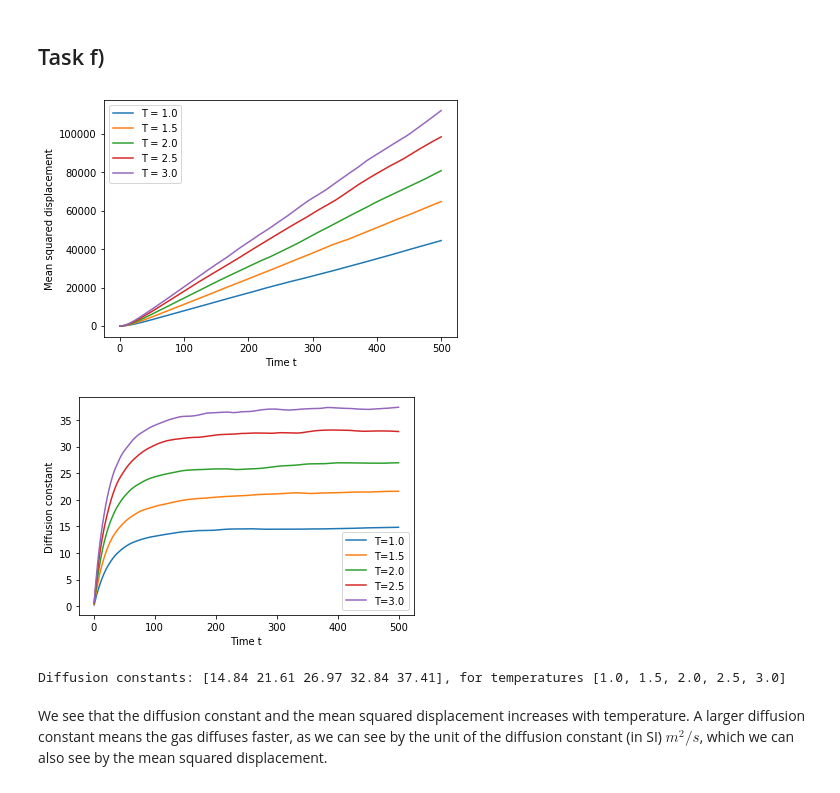
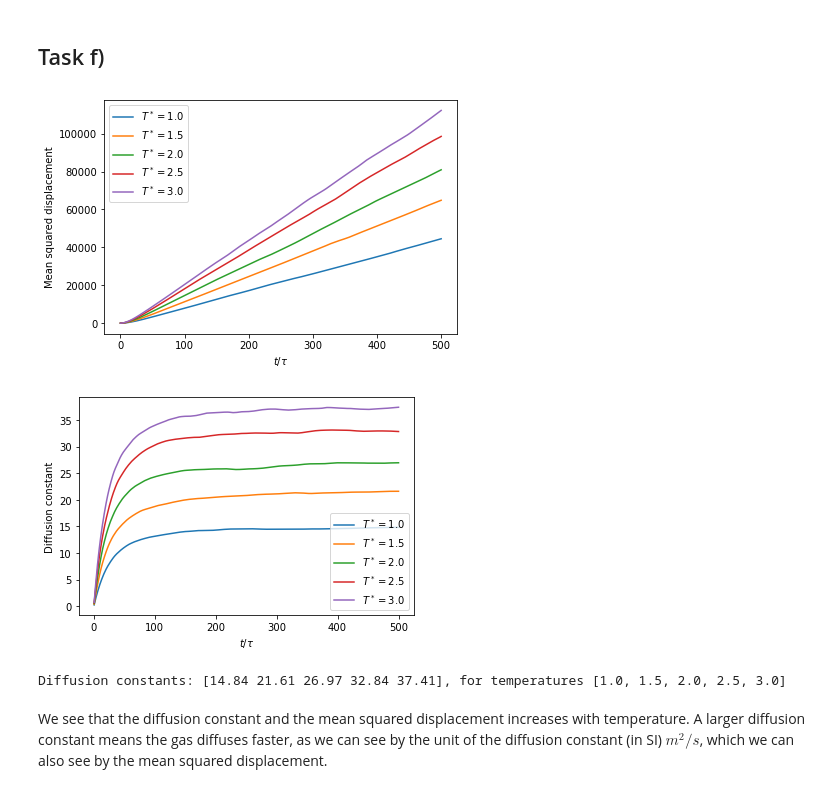
Before and after one commit to chdre/FYS4460, a Jupyter notebook: Project1/Project1.ipynb, the cells around one changed output. Saved outputs shown, nothing was run; the diff lists cells and outputs as text; code cells hidden in the pictures.

```diff
--- a/Project1/Project1.ipynb
+++ b/Project1/Project1.ipynb
@@ -330,42 +329,42 @@ which tells us we would expect a linear dependence on the pressure, temperature
 # %%
 def displacement(df):
     D = []
     msd = []
     T = []
 
     t = df[0][['Time']].to_numpy()
 
     for i, dataframe in enumerate(df):
 #         dataframe = df[temp]
         T.append(dataframe[['Temp']].to_numpy()[0, 0])
         msd.append(dataframe[['c_myMSD[4]']].to_numpy()[:, 0])
         D.append(msd[i] / (6 * t[:, 0]))
 
-    plt.figure()
-    for i in range(len(df)):
-        plt.plot(t, msd[i])
-        plt.xlabel('Time t')
-        plt.ylabel('Mean squared displacement')
-    plt.legend([f'T = {temp}' for temp in T])
-    plt.tight_layout(True)
-    plt.show()
+    return D, msd, T, t
 
-    plt.figure()
-    for i in range(len(df)):
-        plt.plot(t, D[i])
-        plt.xlabel('Time t')
-        plt.ylabel('Diffusion constant')
-    plt.legend([f'T={temp}' for temp in T])
-    plt.show()
+D, msd, T, t = displacement(read_log('./task_f/log.lammps'))
 
-    D_vals = [D[i][-1] for i in range(len(D))]
-    D_vals = np.around(D_vals, decimals=2)
-    print(f'Diffusion constants: {D_vals}, for temperatures {T}')
+for i in range(len(D)):
+    plt.plot(t, msd[i])
+    plt.xlabel(f'$t / \\tau$')
+    plt.ylabel('Mean squared displacement')
+plt.legend([f'$T^* = {temp}$' for temp in T])
+plt.tight_layout(True)
+plt.show()
 
-displacement(read_log('./task_f/log.lammps'))
+for i in range(len(D)):
+    plt.plot(t, D[i])
+    plt.xlabel(f'$t / \\tau$')
+    plt.ylabel('Diffusion constant')
+plt.legend([f'$T^*={temp}$' for temp in T])
+plt.show()
+
+D_vals = [D[i][-1] for i in range(len(D))]
+D_vals = np.around(D_vals, decimals=2)
+print(f'Diffusion constants: {D_vals}, for temperatures {T}')
 # %% [output]
-[figure, old version]
+[figure, new version]
-[figure, old version]
+[figure, new version]
 Diffusion constants: [14.84 21.61 26.97 32.84 37.41], for temperatures [1.0, 1.5, 2.0, 2.5, 3.0]
 # %% [markdown]
 We see that the diffusion constant and the mean squared displacement increases with temperature. A larger diffusion constant means the gas diffuses faster, as we can see by the unit of the diffusion constant (in SI) $m^2/s$, which we can also see by the mean squared displacement.
```
Also changed, not shown: parts of 9 cells of this notebook, 6 other files.
